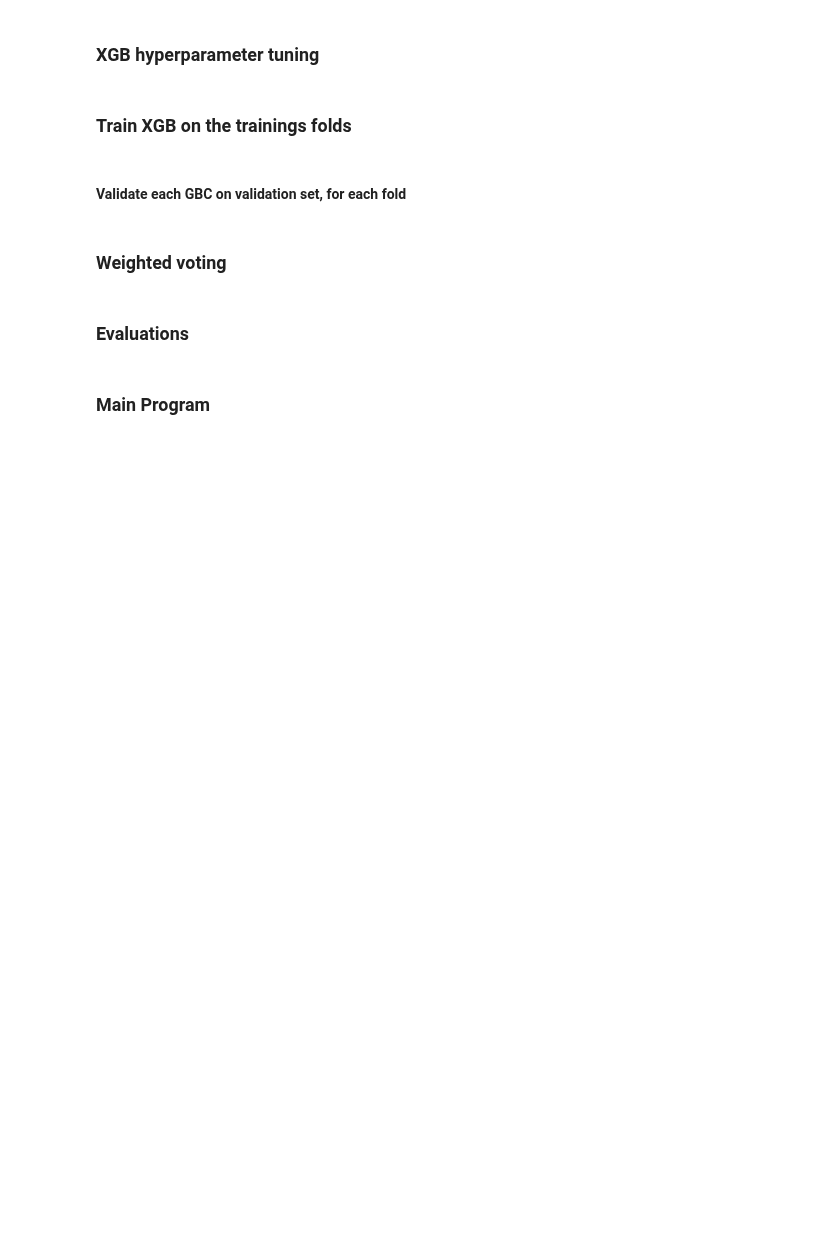
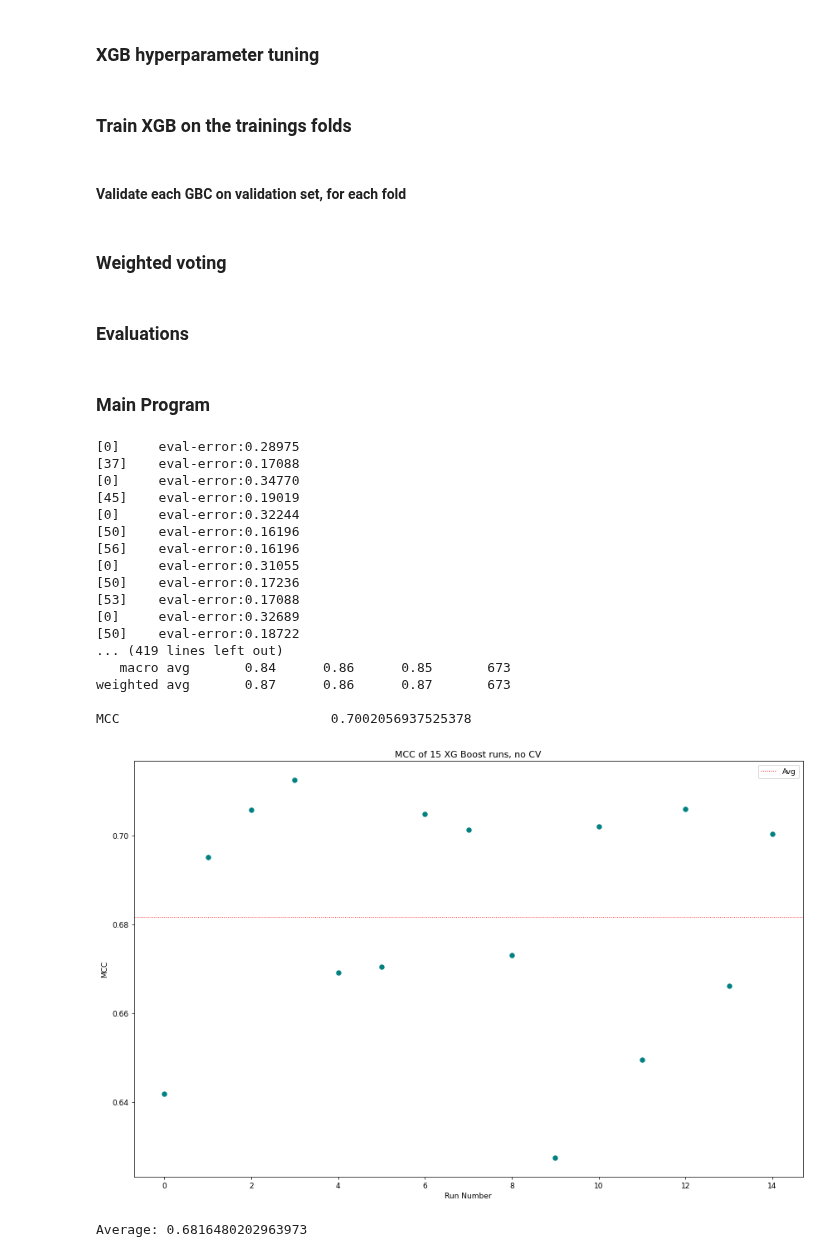
Before and after one commit to Shamin2512/Mutation-Classification, a Jupyter notebook: XGB_MutationClassification.ipynb, the cells around one changed output. Drawn from its saved outputs; the diff is of its cells as text; code cells hidden in the pictures; blank space fills up the shorter version.

```diff
--- a/XGB_MutationClassification.ipynb
+++ b/XGB_MutationClassification.ipynb
@@ -332,7 +332,7 @@ def Balance_Folds(BF, inData, classData, minClass, minSize):
 # %% [markdown]
 ### Train XGB on the trainings folds
 # %%
-def BF_fitting(BF, Input_folds, Output_folds):
+def BF_fitting(ValData, Vallabel, BF, Input_folds, Output_folds):
     """
     Input:      BF                Number of balancing folds
                 Input_folds       List of balanced training feature folds
@@ -344,18 +344,18 @@ def BF_fitting(BF, Input_folds, Output_folds):
     """
     d_test = xgb.DMatrix(ValData, Vallabel)
 
-    def mcc_eval(preds: Input_folds, d_test: xgb.DMatrix):
-        labels = d_test.get_label()
-        preds = 1.0 / (1.0 + np.exp(-preds))
-        preds_binary = np.round(preds)
+    # def mcc_eval(preds: Input_folds, d_test: xgb.DMatrix):
+    #     labels = d_test.get_label()
+    #     preds = 1.0 / (1.0 + np.exp(-preds))
+    #     preds_binary = np.round(preds)
 
-        return 'mcc', matthews_corrcoef(labels, preds_binary), True
+    #     return 'mcc', matthews_corrcoef(labels, preds_binary), True
 
     params = {
     'booster': 'gbtree',
     'objective': 'binary:logistic',
     'disable_default_eval_metric': 1,
-    'eval_metric': mcc_eval,
+    'eval_metric': 'error',
     'verbosity': 1,
     }
 
@@ -365,11 +365,11 @@ def BF_fitting(BF, Input_folds, Output_folds):
         d_train = xgb.DMatrix(Input_folds[i], Output_folds[i]) #Create DMatrix for each training balanced fold
         BF_GBC.append(xgb.train(params,
                                 d_train,
-                                num_boost_round = 500,
+                                num_boost_round = 100,
                                 evals  = [(d_test,'eval')],
                                 verbose_eval = 50,              #Print evaluation metrics every 50 trees
                                 early_stopping_rounds=10,
-                                custom_metric = mcc_eval,
+                                # custom_metric = mcc_eval,
                                 )
                       ) #Generates and fits a GBC for each training balanced fold
 
@@ -472,23 +472,43 @@ def plot(Score_list):
 # %%
 file = "AC_dataset.csv"
 Score_list = []
 for i in range(0,15):
     Training_Set, Testing_Set          = Train_Test_Split(file)                                 #Create training and testing sets
     inData, classData, ValData, Vallabel = data(Training_Set, Testing_Set)                     #training/ testing features and labels
     # xgb_model = CV(Training_Set)                                                              #Cross-validate training set
 
     # test(inData, classData, ValData, Vallabel)                                                          #Initial evaluation
 
     minClass, minSize, maxSize  = find_minority_class(classData)                            #Determines imbalance
     BF                          = Balance_ratio(maxSize, minSize)                           #Determins number of balancing folds needed
     Input_folds, Output_folds   = Balance_Folds(BF, inData, classData, minClass, minSize)   # balance() and balance_data() functions are called under this
     # BF_RFC_HP = Hyperparameter(BF, Input_folds, Output_folds)
-    BF_GBC                      = BF_fitting(BF, Input_folds, Output_folds)
+    BF_GBC                      = BF_fitting(ValData, Vallabel, BF, Input_folds, Output_folds)
     Prob_matrix                 = BF_validate(BF_GBC, ValData)
 
     Final_vote, Sum_PD, Sum_SNP = Weighted_Vote(Prob_matrix)
 
     MCC = evalutation(Final_vote, Vallabel)
     Score_list.append(MCC)
 
 plot(Score_list)
+# %% [output]
+[0]     eval-error:0.28975
+[37]    eval-error:0.17088
+[0]     eval-error:0.34770
+[45]    eval-error:0.19019
+[0]     eval-error:0.32244
+[50]    eval-error:0.16196
+[56]    eval-error:0.16196
+[0]     eval-error:0.31055
+[50]    eval-error:0.17236
+[53]    eval-error:0.17088
+[0]     eval-error:0.32689
+[50]    eval-error:0.18722
+... (419 lines left out)
+   macro avg       0.84      0.86      0.85       673
+weighted avg       0.87      0.86      0.87       673
+
+MCC                           0.7002056937525378
+[figure, added]
+Average: 0.6816480202963973
```
